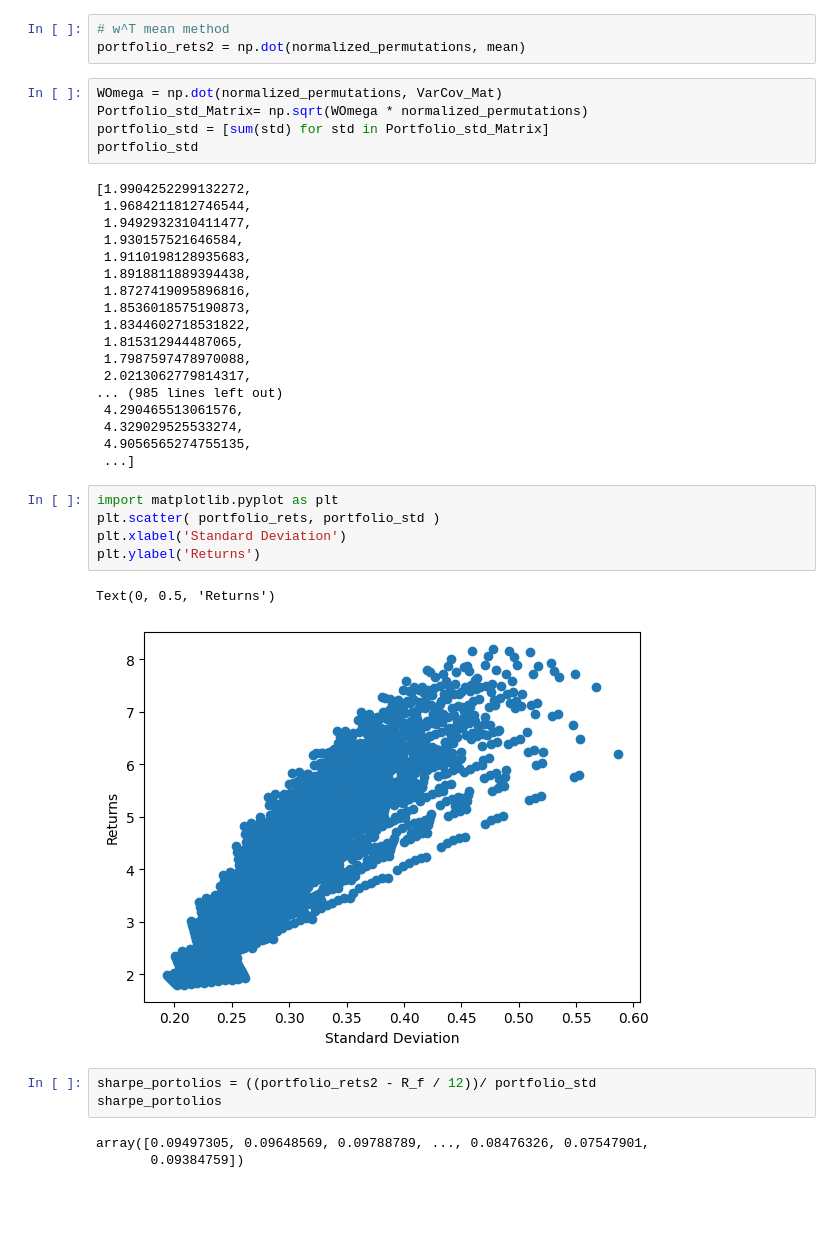
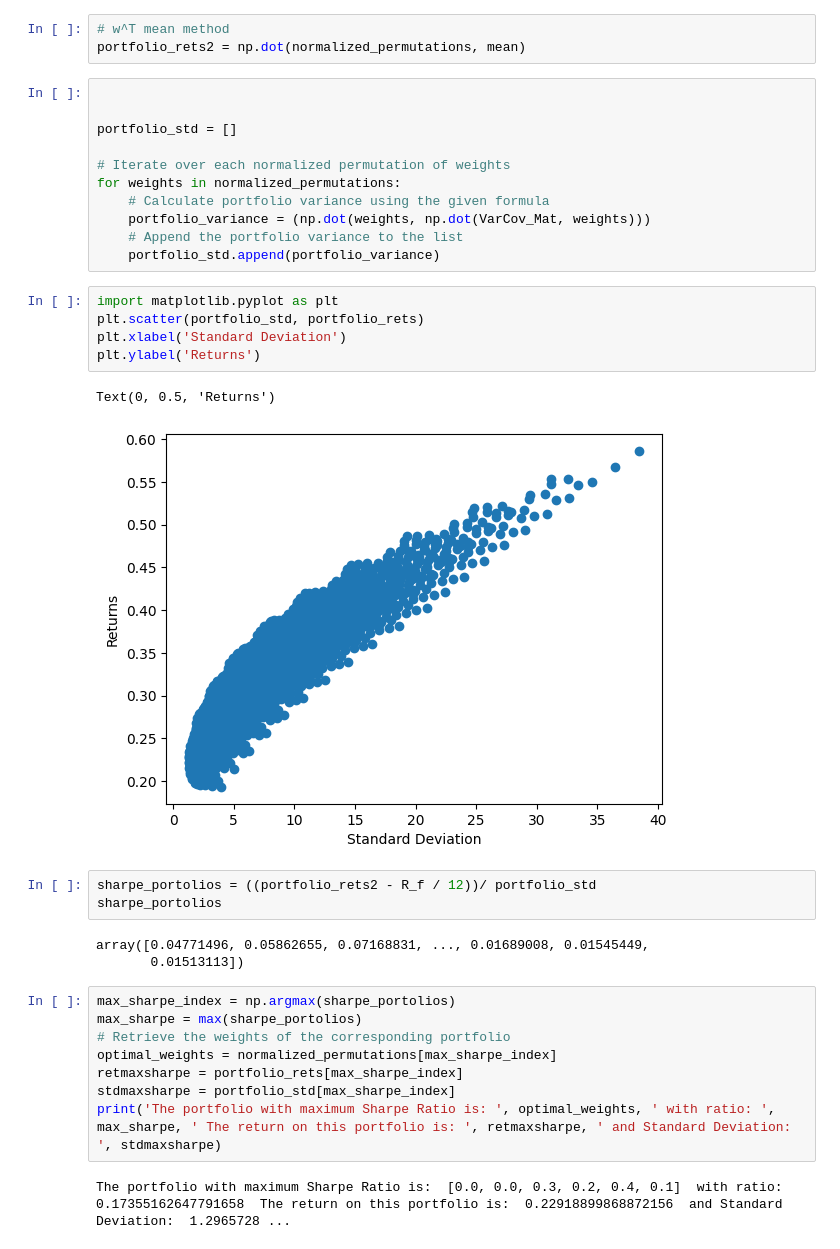
Before and after one commit to xwj0109/PTCW, a Jupyter notebook: MCrisk.ipynb, the cells around one changed output. Saved outputs shown, nothing was run; the diff lists cells and outputs as text; blank space fills up the shorter version.

```diff
--- a/MCrisk.ipynb
+++ b/MCrisk.ipynb
@@ -108,40 +89,38 @@ portfolio_rets
 # %%
 # w^T mean method
 portfolio_rets2 = np.dot(normalized_permutations, mean)
-# %%
-WOmega = np.dot(normalized_permutations, VarCov_Mat)
-Portfolio_std_Matrix= np.sqrt(WOmega * normalized_permutations)
-portfolio_std = [sum(std) for std in Portfolio_std_Matrix]
-portfolio_std
-# %% [output]
-[1.9904252299132272,
- 1.9684211812746544,
- 1.9492932310411477,
- 1.930157521646584,
- 1.9110198128935683,
- 1.8918811889394438,
- 1.8727419095896816,
- 1.8536018575190873,
- 1.8344602718531822,
- 1.815312944487065,
- 1.7987597478970088,
- 2.0213062779814317,
-... (985 lines left out)
- 4.290465513061576,
- 4.329029525533274,
- 4.9056565274755135,
- ...]
+# %%
+
+
+portfolio_std = []
+
+# Iterate over each normalized permutation of weights
+for weights in normalized_permutations:
+    # Calculate portfolio variance using the given formula
+    portfolio_variance = (np.dot(weights, np.dot(VarCov_Mat, weights)))
+    # Append the portfolio variance to the list
+    portfolio_std.append(portfolio_variance)
 # %%
 import matplotlib.pyplot as plt
-plt.scatter( portfolio_rets, portfolio_std )
+plt.scatter(portfolio_std, portfolio_rets)
 plt.xlabel('Standard Deviation')
 plt.ylabel('Returns')
 # %% [output]
 Text(0, 0.5, 'Returns')
-[figure, old version]
+[figure, new version]
 # %%
 sharpe_portolios = ((portfolio_rets2 - R_f / 12))/ portfolio_std
 sharpe_portolios
 # %% [output]
-array([0.09497305, 0.09648569, 0.09788789, ..., 0.08476326, 0.07547901,
-       0.09384759])
+array([0.04771496, 0.05862655, 0.07168831, ..., 0.01689008, 0.01545449,
+       0.01513113])
+# %%
+max_sharpe_index = np.argmax(sharpe_portolios)
+max_sharpe = max(sharpe_portolios)
+# Retrieve the weights of the corresponding portfolio
+optimal_weights = normalized_permutations[max_sharpe_index]
+retmaxsharpe = portfolio_rets[max_sharpe_index]
+stdmaxsharpe = portfolio_std[max_sharpe_index]
+print('The portfolio with maximum Sharpe Ratio is: ', optimal_weights, ' with ratio: ', max_sharpe, ' The return on this portfolio is: ', retmaxsharpe, ' and Standard Deviation: ', stdmaxsharpe)
+# %% [output]
+The portfolio with maximum Sharpe Ratio is:  [0.0, 0.0, 0.3, 0.2, 0.4, 0.1]  with ratio:  0.17355162647791658  The return on this portfolio is:  0.22918899868872156  and Standard Deviation:  1.2965728 ...
```
Also changed, not shown: parts of 5 cells of this notebook.
